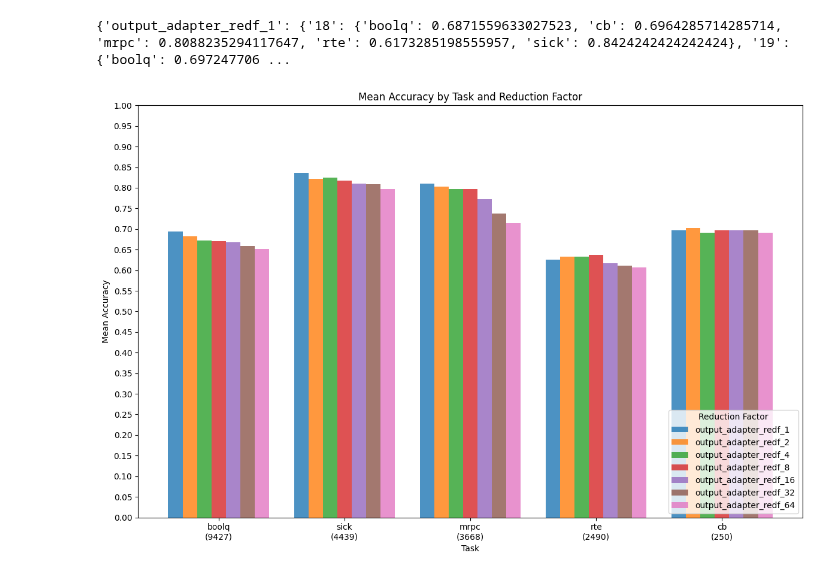
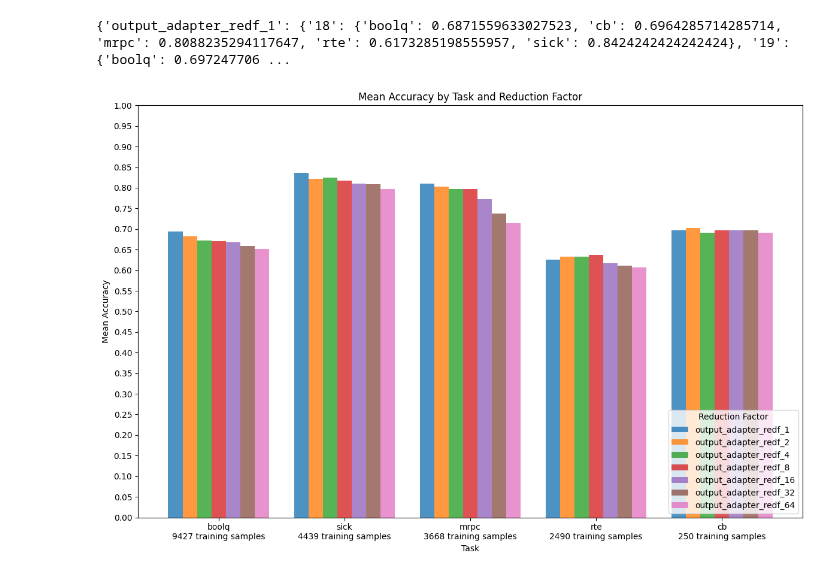
Before and after one commit to HectorAuvinen/adapter_experiments, a Jupyter notebook: notebooks/scrape_results.ipynb, the cells around one changed output. Saved outputs shown, nothing was run; the diff lists cells and outputs as text; code cells hidden in the pictures.

```diff
--- a/notebooks/scrape_results.ipynb
+++ b/notebooks/scrape_results.ipynb
@@ -377,32 +377,32 @@ labels = [f"{task}\n({DATASET_SIZES[task]})" for task in tasks]
 # CHANGED
 
 
 data = {reduction_factor: [] for reduction_factor in sorted_reduction_factors}
 for task in tasks:
     for reduction_factor in sorted_reduction_factors:
         data[reduction_factor].append(mean_accuracies[task].get(reduction_factor, np.nan))
 
 # Step 3: Adjust plotting to use sorted reduction factors
 plt.figure(figsize=(12, 8))
 
 
 #bar_width = 0.15
 num_reduction_factors = len(sorted_reduction_factors)
 bar_width = 0.8 / num_reduction_factors
 
 # Adjust for loop to iterate over sorted_reduction_factors
 for i, reduction_factor in enumerate(sorted_reduction_factors):
     positions = np.arange(len(tasks)) + i * bar_width
     plt.bar(positions, data[reduction_factor], width=bar_width,alpha=0.8, label=reduction_factor)
 
 plt.yticks(np.arange(0, 1.05, 0.05))  # For higher resolution on y-axis
 plt.xlabel('Task')
 plt.ylabel('Mean Accuracy')
 plt.title('Mean Accuracy by Task and Reduction Factor')
-labels = [f"{task}\n({DATASET_SIZES[task]} training samples)" for task in tasks]
+labels = [f"{task}\n{DATASET_SIZES[task]} training samples" for task in tasks]
 plt.xticks(np.arange(len(tasks)) + bar_width * (len(sorted_reduction_factors) - 1) / 2, labels)
 plt.legend(title="Reduction Factor", loc="lower right")
 plt.tight_layout()
 plt.show()
 # %% [output]
-[figure, old version]
+[figure, new version]
```
Also changed, not shown: 3 other files.
